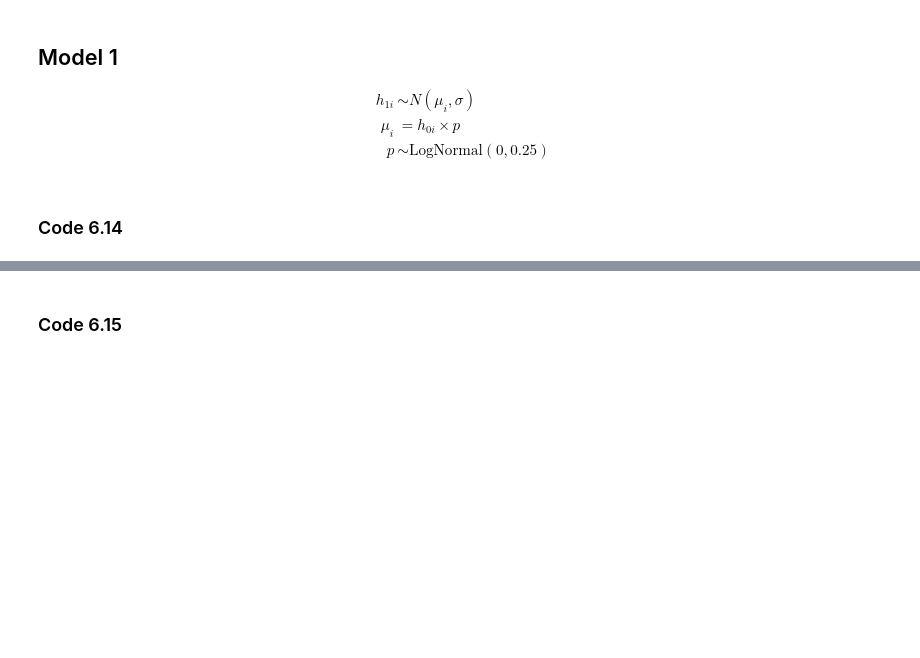
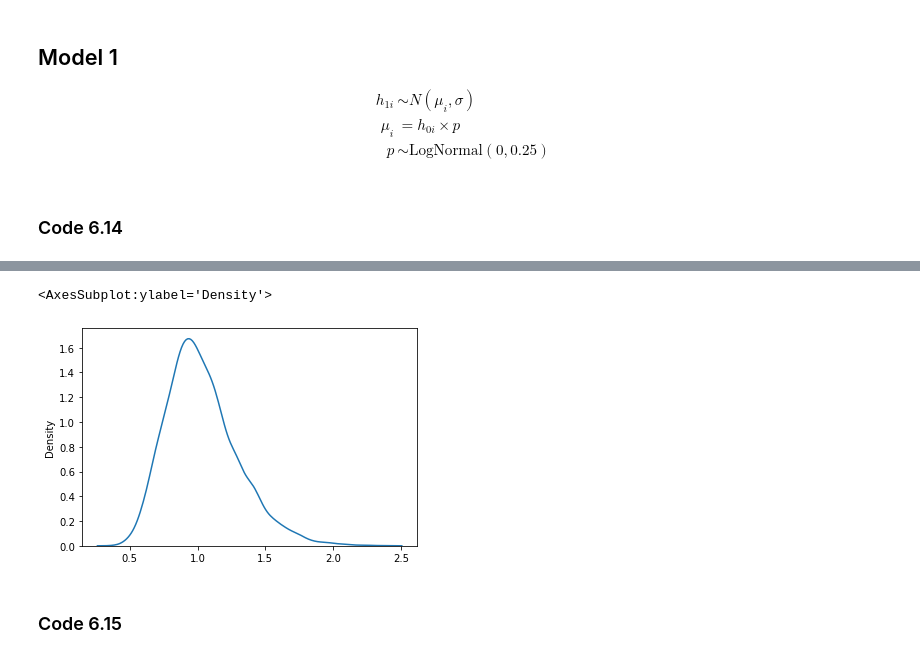
Before and after one commit to somnath1077/statistical_rethinking, a Jupyter notebook: code/ch06/nb02_post_treatment_bias.ipynb, the cells around one changed output, grey strips where cells are left out. Drawn from its saved outputs; the diff is of its cells as text; code cells hidden in the pictures; blank space fills up the shorter version.

```diff
--- a/code/ch06/nb02_post_treatment_bias.ipynb
+++ b/code/ch06/nb02_post_treatment_bias.ipynb
@@ -70,3 +78,8 @@ df_sim_p.describe([0.055, 0.945]).round(2)
+# %%
+sns.kdeplot(sim_p)
+# %% [output]
+<AxesSubplot:ylabel='Density'>
+[figure, added]
 # %% [markdown]
 ### Code 6.15
 # %%
```
Also changed, not shown: parts of 13 cells of this notebook.
